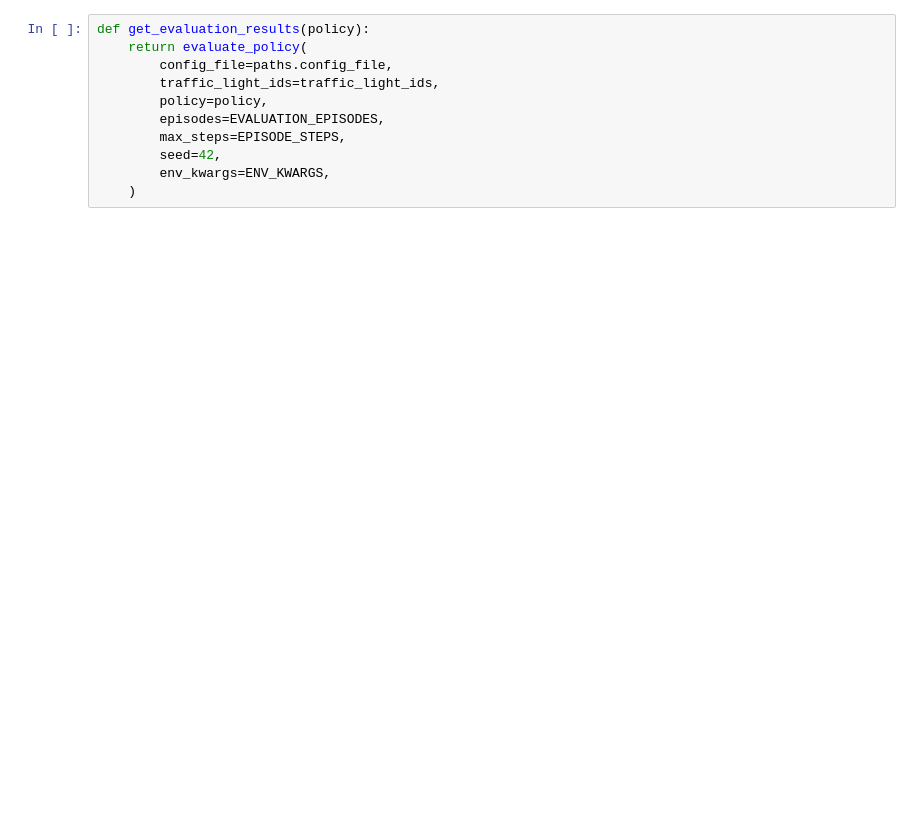
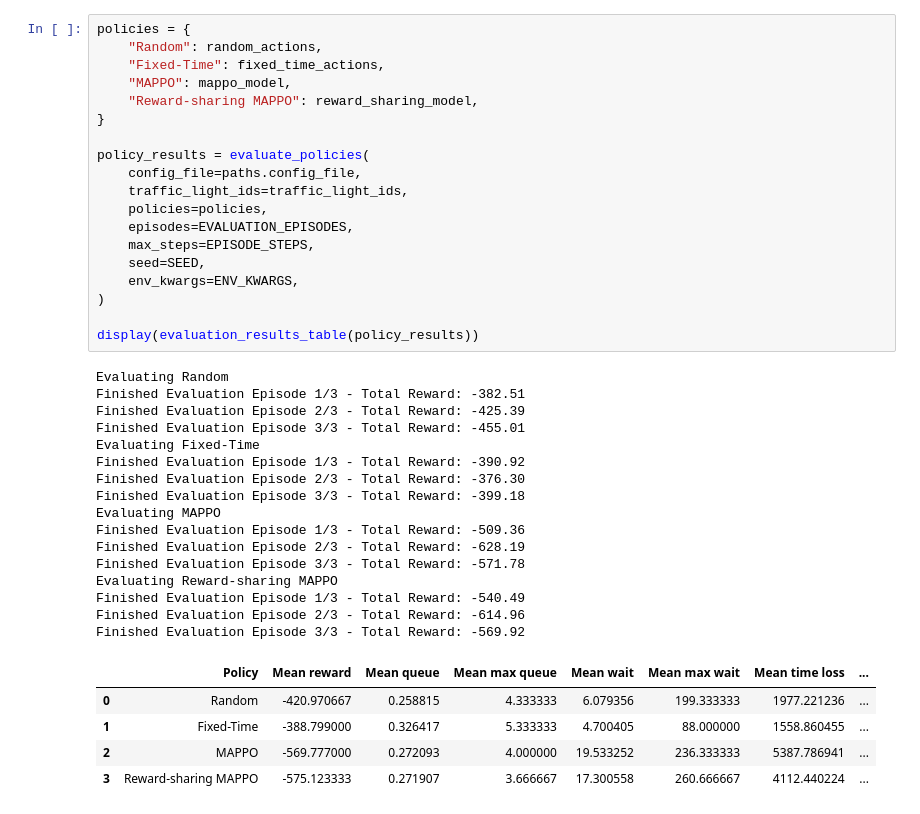
Before and after one commit to abergh18/marl-tsc, a Jupyter notebook: notebooks/main_flow.ipynb, the cells around one changed output. Saved outputs shown, nothing was run; the diff lists cells and outputs as text; blank space fills up the shorter version.

```diff
--- a/notebooks/main_flow.ipynb
+++ b/notebooks/main_flow.ipynb
@@ -153,11 +185,41 @@ The final comparison uses the same evaluation seeds for every policy.
 # %%
-def get_evaluation_results(policy):
-    return evaluate_policy(
-        config_file=paths.config_file,
-        traffic_light_ids=traffic_light_ids,
-        policy=policy,
-        episodes=EVALUATION_EPISODES,
-        max_steps=EPISODE_STEPS,
-        seed=42,
-        env_kwargs=ENV_KWARGS,
-    )
+policies = {
+    "Random": random_actions,
+    "Fixed-Time": fixed_time_actions,
+    "MAPPO": mappo_model,
+    "Reward-sharing MAPPO": reward_sharing_model,
+}
+
+policy_results = evaluate_policies(
+    config_file=paths.config_file,
+    traffic_light_ids=traffic_light_ids,
+    policies=policies,
+    episodes=EVALUATION_EPISODES,
+    max_steps=EPISODE_STEPS,
+    seed=SEED,
+    env_kwargs=ENV_KWARGS,
+)
+
+display(evaluation_results_table(policy_results))
+# %% [output]
+Evaluating Random
+Finished Evaluation Episode 1/3 - Total Reward: -382.51
+Finished Evaluation Episode 2/3 - Total Reward: -425.39
+Finished Evaluation Episode 3/3 - Total Reward: -455.01
+Evaluating Fixed-Time
+Finished Evaluation Episode 1/3 - Total Reward: -390.92
+Finished Evaluation Episode 2/3 - Total Reward: -376.30
+Finished Evaluation Episode 3/3 - Total Reward: -399.18
+Evaluating MAPPO
+Finished Evaluation Episode 1/3 - Total Reward: -509.36
+Finished Evaluation Episode 2/3 - Total Reward: -628.19
+Finished Evaluation Episode 3/3 - Total Reward: -571.78
+Evaluating Reward-sharing MAPPO
+Finished Evaluation Episode 1/3 - Total Reward: -540.49
+Finished Evaluation Episode 2/3 - Total Reward: -614.96
+Finished Evaluation Episode 3/3 - Total Reward: -569.92
+|  | Policy | Mean reward | Mean queue | Mean max queue | Mean wait | Mean max wait | Mean time loss | ... |
+| 0 | Random | -420.970667 | 0.258815 | 4.333333 | 6.079356 | 199.333333 | 1977.221236 | ... |
+| 1 | Fixed-Time | -388.799000 | 0.326417 | 5.333333 | 4.700405 | 88.000000 | 1558.860455 | ... |
+| 2 | MAPPO | -569.777000 | 0.272093 | 4.000000 | 19.533252 | 236.333333 | 5387.786941 | ... |
+| 3 | Reward-sharing MAPPO | -575.123333 | 0.271907 | 3.666667 | 17.300558 | 260.666667 | 4112.440224 | ... |
```
Also changed, not shown: parts of 22 cells of this notebook, 11 other files.
